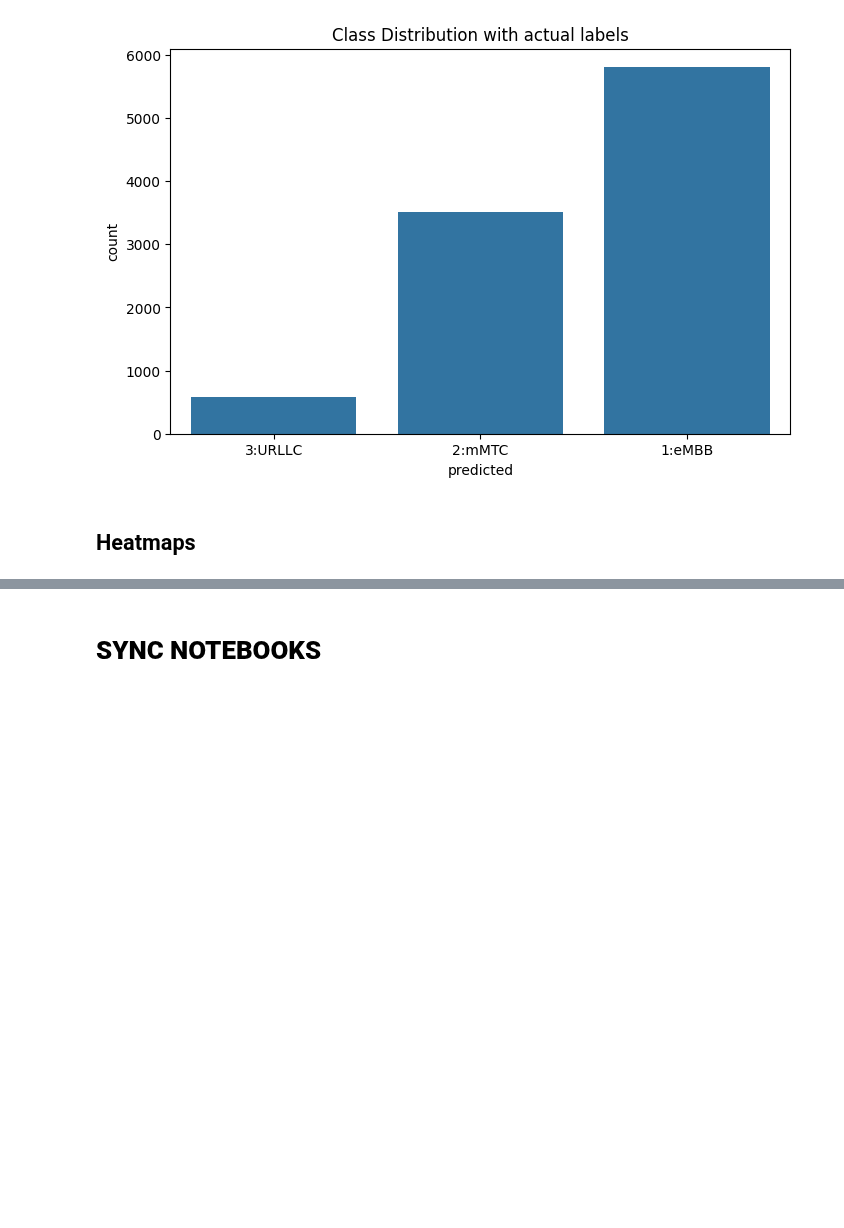
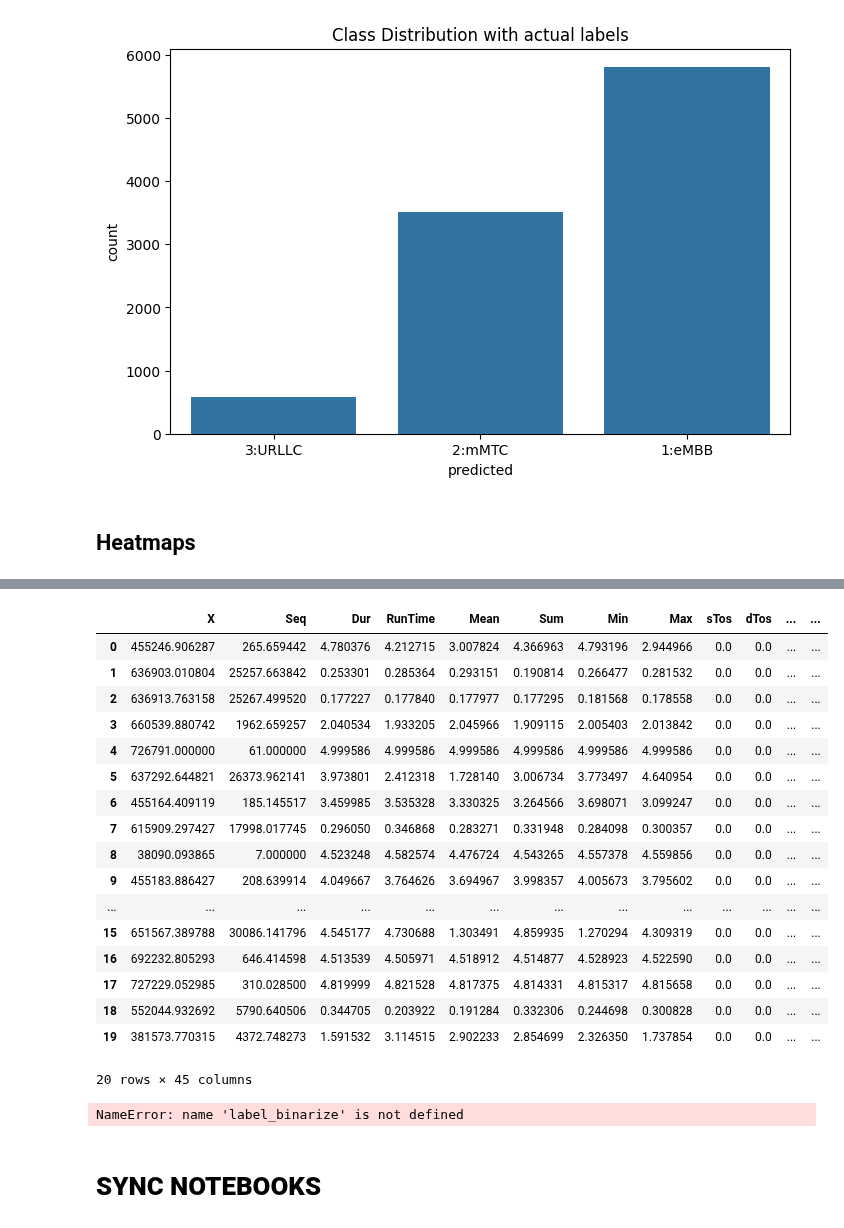
Before and after one commit to sujeshpadhi91/Network-Slicing-with-ML, a Jupyter notebook: Notebooks/NewDataset.ipynb, the cells around one changed output, grey strips where cells are left out. Drawn from its saved outputs; the diff is of its cells as text; code cells hidden in the pictures; blank space fills up the shorter version.

```diff
--- a/Notebooks/NewDataset.ipynb
+++ b/Notebooks/NewDataset.ipynb
@@ -307,0 +472,16 @@ plt.show()
+# %%
+# Get the column names from the original DataFrame
+X_test_column_names = X.columns.tolist()
+
+# Convert X_test to a pandas DataFrame
+X_test_df_RFC = pd.DataFrame(X_test, columns=X_test_column_names)  # Replace X_test_column_names with your actual column names
+X_test_with_predictions_RFC = X_test_df_RFC.copy()  # Create a copy to avoid modifying the original DataFrame
+
+# Resetting indices to avoid alignment issues
+X_test_with_predictions_RFC.reset_index(drop=True, inplace=True)
+y_test.reset_index(drop=True, inplace=True)
+y_pred_RFC = pd.Series(y_pred_RFC, name='Predicted_Slice_Type')  # Convert y_pred to a pandas Series
+
+# Add y_test and y_pred columns to the DataFrame
+X_test_with_predictions_RFC['Actual_Slice_Type'] = y_test
+X_test_with_predictions_RFC['Predicted_Slice_Type'] = y_pred_RFC
@@ -307,0 +508,52 @@ plt.show()
+# %%
+X_test_with_predictions_RFC.head(20)
+# %% [output]
+|  | X | Seq | Dur | RunTime | Mean | Sum | Min | Max | sTos | dTos | ... | ... |
+| 0 | 455246.906287 | 265.659442 | 4.780376 | 4.212715 | 3.007824 | 4.366963 | 4.793196 | 2.944966 | 0.0 | 0.0 | ... | ... |
+| 1 | 636903.010804 | 25257.663842 | 0.253301 | 0.285364 | 0.293151 | 0.190814 | 0.266477 | 0.281532 | 0.0 | 0.0 | ... | ... |
+| 2 | 636913.763158 | 25267.499520 | 0.177227 | 0.177840 | 0.177977 | 0.177295 | 0.181568 | 0.178558 | 0.0 | 0.0 | ... | ... |
+| 3 | 660539.880742 | 1962.659257 | 2.040534 | 1.933205 | 2.045966 | 1.909115 | 2.005403 | 2.013842 | 0.0 | 0.0 | ... | ... |
+| 4 | 726791.000000 | 61.000000 | 4.999586 | 4.999586 | 4.999586 | 4.999586 | 4.999586 | 4.999586 | 0.0 | 0.0 | ... | ... |
+| 5 | 637292.644821 | 26373.962141 | 3.973801 | 2.412318 | 1.728140 | 3.006734 | 3.773497 | 4.640954 | 0.0 | 0.0 | ... | ... |
+| 6 | 455164.409119 | 185.145517 | 3.459985 | 3.535328 | 3.330325 | 3.264566 | 3.698071 | 3.099247 | 0.0 | 0.0 | ... | ... |
+| 7 | 615909.297427 | 17998.017745 | 0.296050 | 0.346868 | 0.283271 | 0.331948 | 0.284098 | 0.300357 | 0.0 | 0.0 | ... | ... |
+| 8 | 38090.093865 | 7.000000 | 4.523248 | 4.582574 | 4.476724 | 4.543265 | 4.557378 | 4.559856 | 0.0 | 0.0 | ... | ... |
+| 9 | 455183.886427 | 208.639914 | 4.049667 | 3.764626 | 3.694967 | 3.998357 | 4.005673 | 3.795602 | 0.0 | 0.0 | ... | ... |
+| ... | ... | ... | ... | ... | ... | ... | ... | ... | ... | ... | ... | ... |
+| 15 | 651567.389788 | 30086.141796 | 4.545177 | 4.730688 | 1.303491 | 4.859935 | 1.270294 | 4.309319 | 0.0 | 0.0 | ... | ... |
+| 16 | 692232.805293 | 646.414598 | 4.513539 | 4.505971 | 4.518912 | 4.514877 | 4.528923 | 4.522590 | 0.0 | 0.0 | ... | ... |
+| 17 | 727229.052985 | 310.028500 | 4.819999 | 4.821528 | 4.817375 | 4.814331 | 4.815317 | 4.815658 | 0.0 | 0.0 | ... | ... |
+| 18 | 552044.932692 | 5790.640506 | 0.344705 | 0.203922 | 0.191284 | 0.332306 | 0.244698 | 0.300828 | 0.0 | 0.0 | ... | ... |
+| 19 | 381573.770315 | 4372.748273 | 1.591532 | 3.114515 | 2.902233 | 2.854699 | 2.326350 | 1.737854 | 0.0 | 0.0 | ... | ... |
+20 rows × 45 columns
+# %%
+# Precision-Recall Curve for Multi-Class
+
+# Binarize the labels
+y_test_bin = label_binarize(y_test, classes=np.unique(y_test))
+y_pred_RFC_bin = label_binarize(y_pred_RFC, classes=np.unique(y_pred_RFC))
+
+# Calculate precision-recall curve
+precision = dict()
+recall = dict()
+average_precision = dict()
+
+# Loop over each class
+for i in range(len(np.unique(y_test))):
+    precision[i], recall[i], _ = precision_recall_curve(y_test_bin[:, i], y_pred_RFC_bin[:, i])
+    average_precision[i] = average_precision_score(y_test_bin[:, i], y_pred_RFC_bin[:, i])
+
+# Compute micro-average precision-recall curve and its average precision
+precision["micro"], recall["micro"], _ = precision_recall_curve(y_test_bin.ravel(), y_pred_RFC_bin.ravel())
+average_precision["micro"] = average_precision_score(y_test_bin, y_pred_RFC_bin, average="micro")
+
+# Plot micro-average Precision-Recall curve
+plt.figure(figsize=(8, 6))
+plt.step(recall['micro'], precision['micro'], color='b', alpha=0.2, where='post')
+plt.fill_between(recall["micro"], precision["micro"], step='post', alpha=0.2, color='b')
+plt.xlabel('Recall')
+plt.ylabel('Precision')
+plt.title(f'Micro-average Precision-Recall Curve (Average Precision = {average_precision["micro"]:.2f})')
+plt.show()
+# %% [output]
+NameError: name 'label_binarize' is not defined
```
Also changed, not shown: parts of 20 cells of this notebook, 1 other file.
